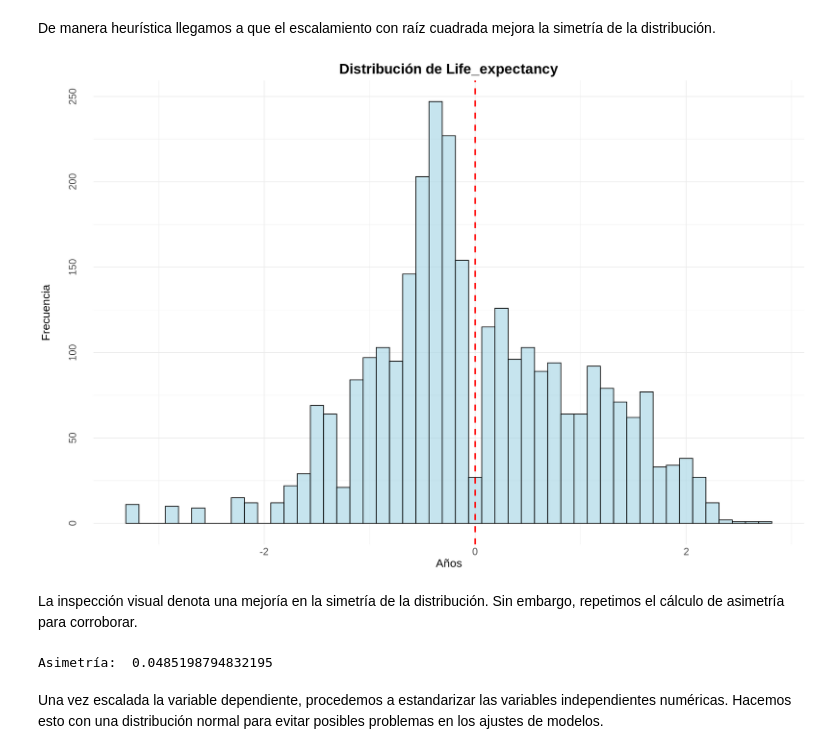
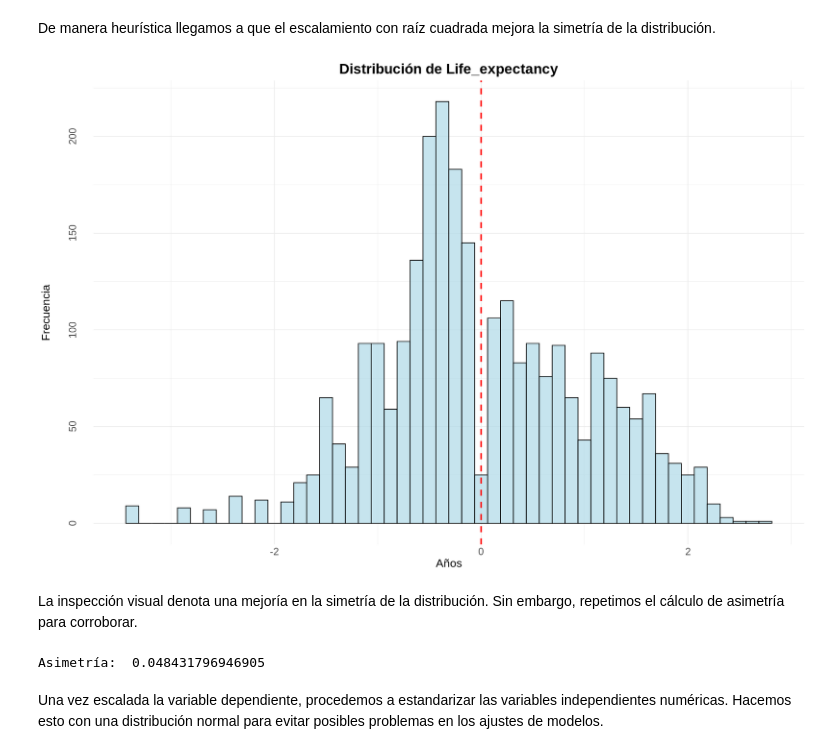
Before and after one commit to josemal98/Proyecto_R_BEDU, a Jupyter notebook: Notebook/Life_expectancy_project.ipynb, the cells around one changed output. Cells and saved outputs as stored; diff of their text form; code cells hidden in the pictures.

```diff
--- a/Notebook/Life_expectancy_project.ipynb
+++ b/Notebook/Life_expectancy_project.ipynb
@@ -246,8 +288,8 @@ Notamos que cerca del 50% de las instancias en nuestros datos presentan valores
 # %%
 # Crear un data frame para la gráfica
 missing_data <- data.frame(
-  variable = names(df),
-  datos_faltantes = colSums(is.na(df))
+  variable = names(df_rename),
+  datos_faltantes = colSums(is.na(df_rename))
 )
 
 # Ordenar las barras de menor a mayor
@@ -382,0 +458,19 @@ par(mfrow = c(1, 1), mar = c(5, 4, 4, 2) + 0.1)
+# %%
+# Generar un ejemplo de dataframe (reemplaza esto con tu dataframe real)
+set.seed(123)
+
+# Crear un dataframe solo con las columnas numéricas
+X <- df_rename[, !colnames(df_rename) %in% "Status"]
+
+# Calcular el factor de atípicidad local (Local Outlier Factor)
+lof_resultados <- lof(X, minPts = 2)
+
+# Obtener la cantidad de filas identificadas como outliers
+cantidad_outliers <- sum(lof_resultados > 3)
+
+# Obtener el porcentaje de outliers respecto al total de filas
+porcentaje_outliers <- (cantidad_outliers / nrow(X)) * 100
+
+# Imprimir resultados
+cat("Cantidad de filas identificadas como outliers:", cantidad_outliers, "\n")
+cat("Porcentaje de outliers respecto al total de filas:", porcentaje_outliers, "%\n")
@@ -382,0 +480,3 @@ par(mfrow = c(1, 1), mar = c(5, 4, 4, 2) + 0.1)
+# %%
+# Descartamos los outliers de nuestro DataFrame
+df_clean <- df_rename[lof_resultados <= 3, ]
@@ -466,37 +664,40 @@ Sabemos que un valor de asimetría de 0 indica una simetría perfecta. En cambio
 # %% [markdown]
 De manera heurística llegamos a que el escalamiento con raíz cuadrada mejora la simetría de la distribución.
 # %%
+# Copia del dataframe
+df_trans <- df_clean
+
 # Escalamiento con raiz cuadrada
-df$Life_expectancy <- sqrt(max(df$Life_expectancy+1)- df$Life_expectancy)
-df$Life_expectancy<- scale(df$Life_expectancy, scale=TRUE, center = TRUE)
+df_trans$Life_expectancy <- sqrt(max(df_trans$Life_expectancy+1)- df_trans$Life_expectancy)
+df_trans$Life_expectancy<- scale(df_trans$Life_expectancy, scale=TRUE, center = TRUE)
 # %%
 # Obtener la media de Life_expectancy
-media_life_expectancy <- mean(df$Life_expectancy, na.rm = TRUE)
+media_life_expectancy <- mean(df_trans$Life_expectancy, na.rm = TRUE)
 
 # Graficar el histograma de Life_expectancy sin grid de fondo
-ggplot(df, aes(x = Life_expectancy)) +
+ggplot(df_trans, aes(x = Life_expectancy)) +
   geom_histogram(binwidth = 1/8, fill = "lightblue", color = "black", alpha = 0.7) +
   geom_vline(xintercept = media_life_expectancy, linetype = "dashed", color = "red", size = 1) +  # Línea vertical en la media
   labs(title = "Distribución de Life_expectancy",
        x = "Años",
        y = "Frecuencia") +
   theme_minimal() +
   theme(
     plot.title = element_text(size = 20, hjust = 0.5, face = "bold"),
     axis.title = element_text(size = 16, margin = margin(b = 40)),
     axis.text = element_text(size = 14),
     axis.text.y = element_text(angle = 90, hjust = 0.5, margin = margin(l = 20, r = 20)),
     axis.ticks.margin = unit(0.2, "cm")
   )
 # %% [output]
-[figure, old version]
+[figure, new version]
 # %% [markdown]
 La inspección visual denota una mejoría en la simetría de la distribución. Sin embargo, repetimos el cálculo de asimetría para corroborar.
 # %%
 # Asimetría de la distribución de Life_expectancy
-cat("Asimetría: ", toString(skewness(df$Life_expectancy, na.rm = TRUE)))
+cat("Asimetría: ", toString(skewness(df_trans$Life_expectancy, na.rm = TRUE)))
 # %% [output]
-Asimetría:  0.0485198794832195
+Asimetría:  0.048431796946905
 # %% [markdown]
 Una vez escalada la variable dependiente, procedemos a estandarizar las variables independientes numéricas. Hacemos esto con una distribución normal para evitar posibles problemas en los ajustes de modelos.
 # %%
```
Also changed, not shown: parts of 47 cells of this notebook.
